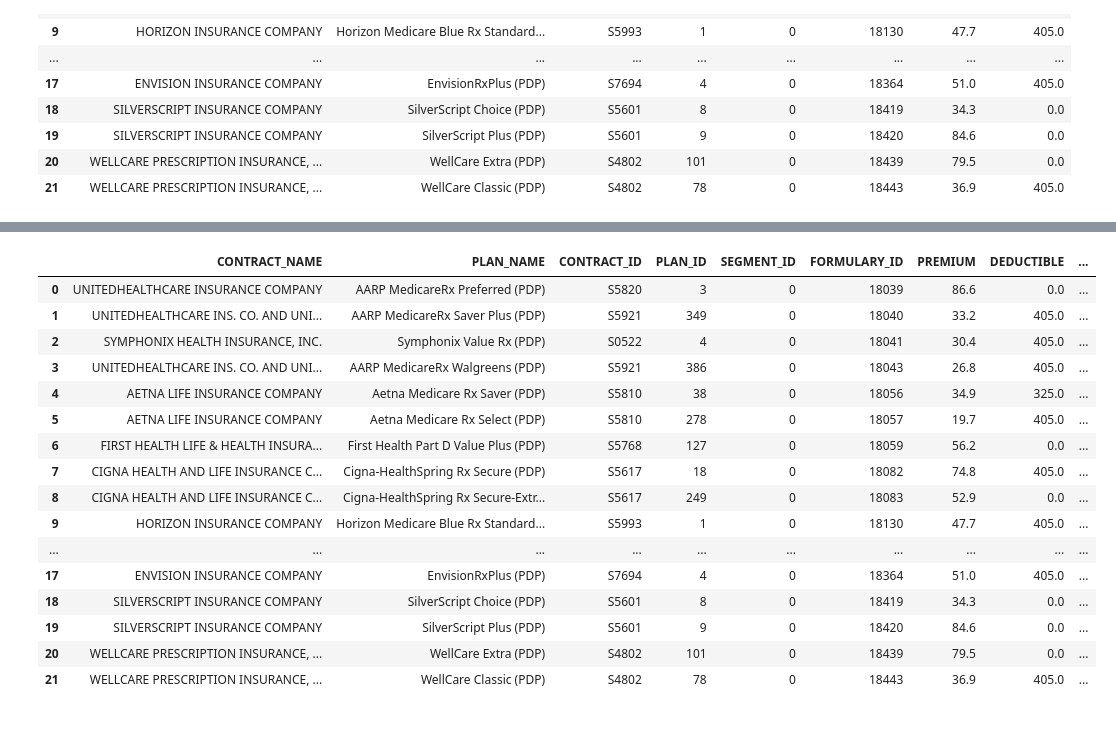
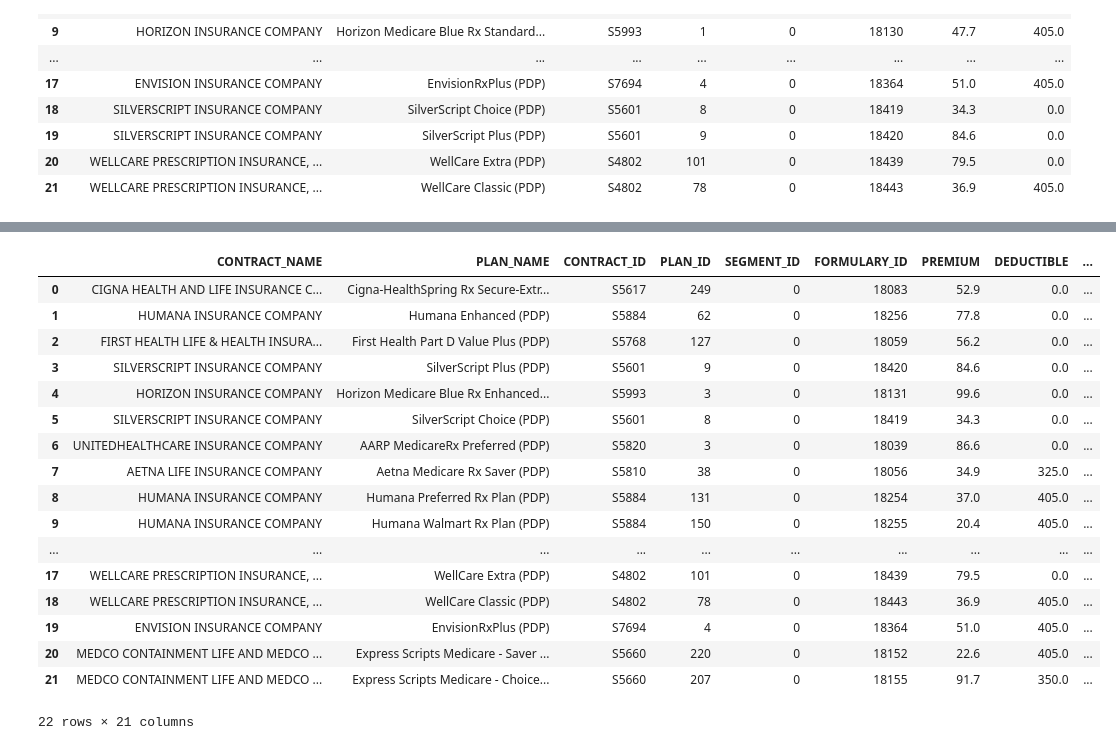
Before and after one commit to khayyamsaleem/medaccess, a Jupyter notebook: src/PDP_FINDER.ipynb, the cells around one changed output, grey strips where cells are left out. Drawn from its saved outputs; the diff is of its cells as text; code cells hidden in the pictures.

```diff
--- a/src/PDP_FINDER.ipynb
+++ b/src/PDP_FINDER.ipynb
@@ -94,6 +100,26 @@ display(pd.read_sql("select \
 # %%
+out = pd.read_sql("select \
+                    PLAN_INFO.CONTRACT_NAME, \
+                    PLAN_INFO.PLAN_NAME, \
+                    PLAN_INFO.CONTRACT_ID, \
+                    PLAN_INFO.PLAN_ID, \
+                    PLAN_INFO.SEGMENT_ID, \
+                    PLAN_INFO.FORMULARY_ID, \
+                    PLAN_INFO.PREMIUM, \
+                    PLAN_INFO.DEDUCTIBLE \
+            from \
+                FORMULARY_DATA join PLAN_INFO \
+                on substr(FORMULARY_DATA.FORMULARY_ID, 4) = PLAN_INFO.FORMULARY_ID \
+            where \
+                  PLAN_INFO.PDP_REGION_CODE is '"+str(user_pdp_region_code)+"' and \
+                  PLAN_INFO.CONTRACT_ID like 'S%'\
+            order by PLAN_INFO.FORMULARY_ID",conn)\
+.drop_duplicates(subset='FORMULARY_ID',keep='first')\
+.reset_index(drop=True)
+
 for key in user_generics:
-    display(pd.read_sql(" ".join(("select \
+    out = pd.concat([out,
+               pd.read_sql(" ".join(("select \
                         PLAN_INFO.CONTRACT_NAME, \
                         PLAN_INFO.PLAN_NAME, \
                         PLAN_INFO.CONTRACT_ID, \
@@ -102,10 +128,10 @@ for key in user_generics:
                         PLAN_INFO.FORMULARY_ID, \
                         PLAN_INFO.PREMIUM, \
                         PLAN_INFO.DEDUCTIBLE, \
-                        FORMULARY_DATA.RXCUI, \
-                        FORMULARY_DATA.PRIOR_AUTHORIZATION_YN, \
-                        FORMULARY_DATA.TIER_LEVEL_VALUE, \
-                        BENEFICIARY_COST.COST_AMT_PREF \
+                        FORMULARY_DATA.RXCUI as "+key[0].replace(" ","_")+"_RXCUI, \
+                        FORMULARY_DATA.PRIOR_AUTHORIZATION_YN as "+key[0].replace(" ","_")+"_PA, \
+                        FORMULARY_DATA.TIER_LEVEL_VALUE as "+key[0].replace(" ","_")+"_TIER, \
+                        BENEFICIARY_COST.COST_AMT_PREF as "+key[0].replace(" ","_")+"_CAP \
                 from \
                     FORMULARY_DATA join PLAN_INFO \
                         on substr(FORMULARY_DATA.FORMULARY_ID, 4) = PLAN_INFO.FORMULARY_ID \
@@ -117,9 +143,23 @@ for key in user_generics:
                 where \
                       PLAN_INFO.PDP_REGION_CODE is '"+str(user_pdp_region_code)+"' and \
                       FORMULARY_DATA.RXCUI is "+user_generics[key]+" and \
-                      PLAN_INFO.CONTRACT_ID like 'S%'\
+                      PLAN_INFO.CONTRACT_ID like 'S%' and \
+                      (cast(BENEFICIARY_COST.COVERAGE_LEVEL as integer) = 0 or \
+                      cast(BENEFICIARY_COST.COVERAGE_LEVEL as integer) = 1) and \
+                      BENEFICIARY_COST.DAYS_SUPPLY = 1 and \
+                      cast(BENEFICIARY_COST.COST_TYPE_PREF as integer) = 1\
                 order by PLAN_INFO.FORMULARY_ID").split()),conn)\
     .drop_duplicates(subset='FORMULARY_ID',keep='first')\
-    .reset_index(drop=True))
+    .reset_index(drop=True)\
+    [[key[0].replace(" ","_")+'_RXCUI',
+      key[0].replace(" ","_")+'_PA',
+      key[0].replace(" ","_")+'_TIER',
+      key[0].replace(" ","_")+'_CAP']]],axis=1)
+    #ADD IN COST COLUMN
+    if 'TOTAL_COST' in out.columns:
+        del out['TOTAL_COST']
+    out['TOTAL_COST'] = (out[[c for c in out.columns if c[-3:] == 'CAP']]*12).sum(axis=1) + out['PREMIUM'] + out['DEDUCTIBLE']
+    out = out.sort_values(by='TOTAL_COST').reset_index(drop=True)
+    display(out)
 # %% [output]
 |  | CONTRACT_NAME | PLAN_NAME | CONTRACT_ID | PLAN_ID | SEGMENT_ID | FORMULARY_ID | PREMIUM | DEDUCTIBLE | ... |
@@ -159,17 +199,18 @@ for key in user_generics:
 |  | CONTRACT_NAME | PLAN_NAME | CONTRACT_ID | PLAN_ID | SEGMENT_ID | FORMULARY_ID | PREMIUM | DEDUCTIBLE | ... |
-| 0 | UNITEDHEALTHCARE INSURANCE COMPANY | AARP MedicareRx Preferred (PDP) | S5820 | 3 | 0 | 18039 | 86.6 | 0.0 | ... |
-| 1 | UNITEDHEALTHCARE INS. CO. AND UNI... | AARP MedicareRx Saver Plus (PDP) | S5921 | 349 | 0 | 18040 | 33.2 | 405.0 | ... |
-| 2 | SYMPHONIX HEALTH INSURANCE, INC. | Symphonix Value Rx (PDP) | S0522 | 4 | 0 | 18041 | 30.4 | 405.0 | ... |
-| 3 | UNITEDHEALTHCARE INS. CO. AND UNI... | AARP MedicareRx Walgreens (PDP) | S5921 | 386 | 0 | 18043 | 26.8 | 405.0 | ... |
-| 4 | AETNA LIFE INSURANCE COMPANY | Aetna Medicare Rx Saver (PDP) | S5810 | 38 | 0 | 18056 | 34.9 | 325.0 | ... |
-| 5 | AETNA LIFE INSURANCE COMPANY | Aetna Medicare Rx Select (PDP) | S5810 | 278 | 0 | 18057 | 19.7 | 405.0 | ... |
-| 6 | FIRST HEALTH LIFE & HEALTH INSURA... | First Health Part D Value Plus (PDP) | S5768 | 127 | 0 | 18059 | 56.2 | 0.0 | ... |
-| 7 | CIGNA HEALTH AND LIFE INSURANCE C... | Cigna-HealthSpring Rx Secure (PDP) | S5617 | 18 | 0 | 18082 | 74.8 | 405.0 | ... |
-| 8 | CIGNA HEALTH AND LIFE INSURANCE C... | Cigna-HealthSpring Rx Secure-Extr... | S5617 | 249 | 0 | 18083 | 52.9 | 0.0 | ... |
-| 9 | HORIZON INSURANCE COMPANY | Horizon Medicare Blue Rx Standard... | S5993 | 1 | 0 | 18130 | 47.7 | 405.0 | ... |
+| 0 | CIGNA HEALTH AND LIFE INSURANCE C... | Cigna-HealthSpring Rx Secure-Extr... | S5617 | 249 | 0 | 18083 | 52.9 | 0.0 | ... |
+| 1 | HUMANA INSURANCE COMPANY | Humana Enhanced (PDP) | S5884 | 62 | 0 | 18256 | 77.8 | 0.0 | ... |
+| 2 | FIRST HEALTH LIFE & HEALTH INSURA... | First Health Part D Value Plus (PDP) | S5768 | 127 | 0 | 18059 | 56.2 | 0.0 | ... |
+| 3 | SILVERSCRIPT INSURANCE COMPANY | SilverScript Plus (PDP) | S5601 | 9 | 0 | 18420 | 84.6 | 0.0 | ... |
+| 4 | HORIZON INSURANCE COMPANY | Horizon Medicare Blue Rx Enhanced... | S5993 | 3 | 0 | 18131 | 99.6 | 0.0 | ... |
+| 5 | SILVERSCRIPT INSURANCE COMPANY | SilverScript Choice (PDP) | S5601 | 8 | 0 | 18419 | 34.3 | 0.0 | ... |
+| 6 | UNITEDHEALTHCARE INSURANCE COMPANY | AARP MedicareRx Preferred (PDP) | S5820 | 3 | 0 | 18039 | 86.6 | 0.0 | ... |
+| 7 | AETNA LIFE INSURANCE COMPANY | Aetna Medicare Rx Saver (PDP) | S5810 | 38 | 0 | 18056 | 34.9 | 325.0 | ... |
+| 8 | HUMANA INSURANCE COMPANY | Humana Preferred Rx Plan (PDP) | S5884 | 131 | 0 | 18254 | 37.0 | 405.0 | ... |
+| 9 | HUMANA INSURANCE COMPANY | Humana Walmart Rx Plan (PDP) | S5884 | 150 | 0 | 18255 | 20.4 | 405.0 | ... |
 | ... | ... | ... | ... | ... | ... | ... | ... | ... | ... |
-| 17 | ENVISION INSURANCE COMPANY | EnvisionRxPlus (PDP) | S7694 | 4 | 0 | 18364 | 51.0 | 405.0 | ... |
-| 18 | SILVERSCRIPT INSURANCE COMPANY | SilverScript Choice (PDP) | S5601 | 8 | 0 | 18419 | 34.3 | 0.0 | ... |
-| 19 | SILVERSCRIPT INSURANCE COMPANY | SilverScript Plus (PDP) | S5601 | 9 | 0 | 18420 | 84.6 | 0.0 | ... |
-| 20 | WELLCARE PRESCRIPTION INSURANCE, ... | WellCare Extra (PDP) | S4802 | 101 | 0 | 18439 | 79.5 | 0.0 | ... |
-| 21 | WELLCARE PRESCRIPTION INSURANCE, ... | WellCare Classic (PDP) | S4802 | 78 | 0 | 18443 | 36.9 | 405.0 | ... |
+| 17 | WELLCARE PRESCRIPTION INSURANCE, ... | WellCare Extra (PDP) | S4802 | 101 | 0 | 18439 | 79.5 | 0.0 | ... |
+| 18 | WELLCARE PRESCRIPTION INSURANCE, ... | WellCare Classic (PDP) | S4802 | 78 | 0 | 18443 | 36.9 | 405.0 | ... |
+| 19 | ENVISION INSURANCE COMPANY | EnvisionRxPlus (PDP) | S7694 | 4 | 0 | 18364 | 51.0 | 405.0 | ... |
+| 20 | MEDCO CONTAINMENT LIFE AND MEDCO ... | Express Scripts Medicare - Saver ... | S5660 | 220 | 0 | 18152 | 22.6 | 405.0 | ... |
+| 21 | MEDCO CONTAINMENT LIFE AND MEDCO ... | Express Scripts Medicare - Choice... | S5660 | 207 | 0 | 18155 | 91.7 | 350.0 | ... |
+22 rows × 21 columns
```
Also changed, not shown: parts of 10 cells of this notebook.
